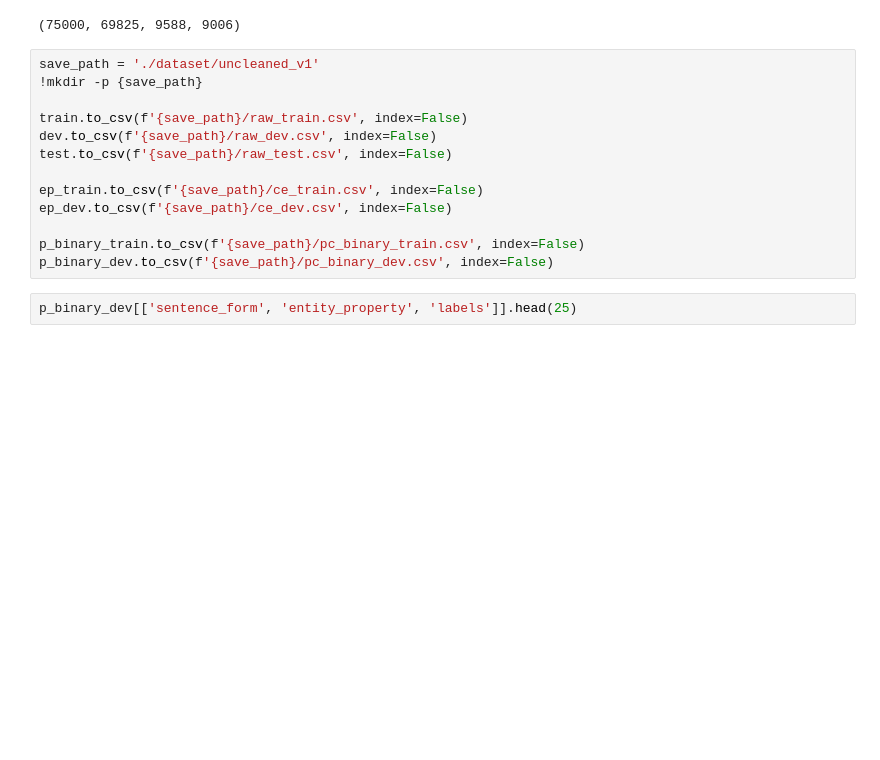
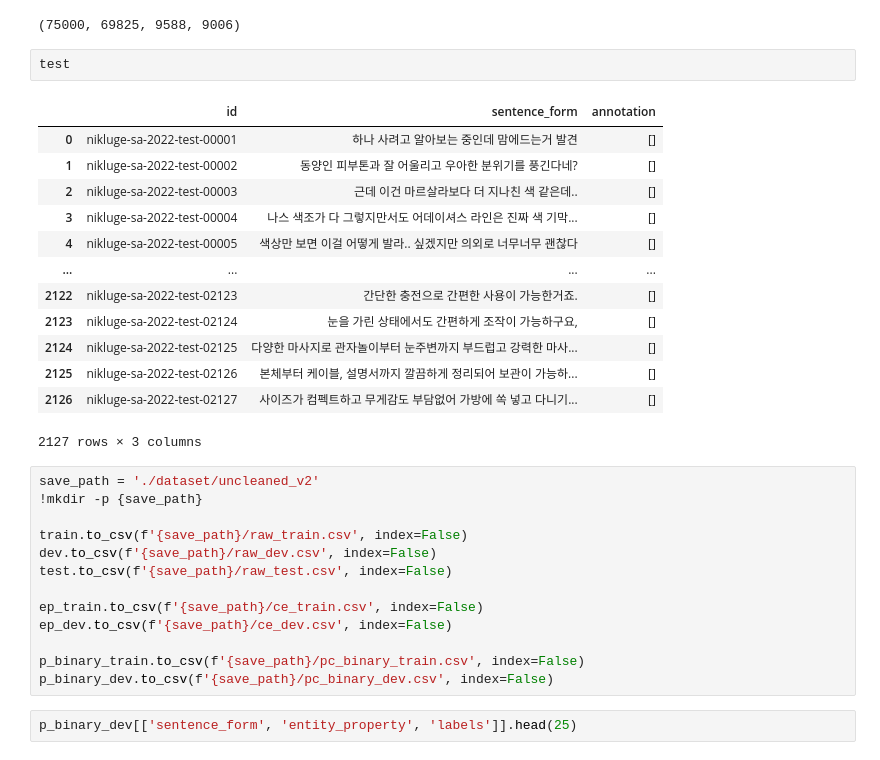
Before and after one commit to dotsnangles/aspect-based-sentiment-analysis, a Jupyter notebook: preprocess.ipynb, the cells around one changed output. Saved outputs shown, nothing was run; the diff lists cells and outputs as text; blank space fills up the shorter version.

```diff
--- a/preprocess.ipynb
+++ b/preprocess.ipynb
@@ -199,8 +248,24 @@ p_binary_dev = pd.DataFrame(p_binary_dev, columns=['id', 'sentence_form', 'entit
 len(ep_train), len(ep_dev), len(p_binary_train), len(p_binary_dev)
 # %% [output]
 (75000, 69825, 9588, 9006)
+# %%
+test
+# %% [output]
+|  | id | sentence_form | annotation |
+| 0 | nikluge-sa-2022-test-00001 | 하나 사려고 알아보는 중인데 맘에드는거 발견 | [] |
+| 1 | nikluge-sa-2022-test-00002 | 동양인 피부톤과 잘 어울리고 우아한 분위기를 풍긴다네? | [] |
+| 2 | nikluge-sa-2022-test-00003 | 근데 이건 마르살라보다 더 지나친 색 같은데.. | [] |
+| 3 | nikluge-sa-2022-test-00004 | 나스 색조가 다 그렇지만서도 어데이셔스 라인은 진짜 색 기막... | [] |
+| 4 | nikluge-sa-2022-test-00005 | 색상만 보면 이걸 어떻게 발라.. 싶겠지만 의외로 너무너무 괜찮다 | [] |
+| ... | ... | ... | ... |
+| 2122 | nikluge-sa-2022-test-02123 | 간단한 충전으로 간편한 사용이 가능한거죠. | [] |
+| 2123 | nikluge-sa-2022-test-02124 | 눈을 가린 상태에서도 간편하게 조작이 가능하구요, | [] |
+| 2124 | nikluge-sa-2022-test-02125 | 다양한 마사지로 관자놀이부터 눈주변까지 부드럽고 강력한 마사... | [] |
+| 2125 | nikluge-sa-2022-test-02126 | 본체부터 케이블, 설명서까지 깔끔하게 정리되어 보관이 가능하... | [] |
+| 2126 | nikluge-sa-2022-test-02127 | 사이즈가 컴펙트하고 무게감도 부담없어 가방에 쏙 넣고 다니기... | [] |
+2127 rows × 3 columns
 # %%
-save_path = './dataset/uncleaned_v1'
+save_path = './dataset/uncleaned_v2'
 !mkdir -p {save_path}
 
 train.to_csv(f'{save_path}/raw_train.csv', index=False)
```
Also changed, not shown: parts of 10 cells of this notebook, 5 other files.
